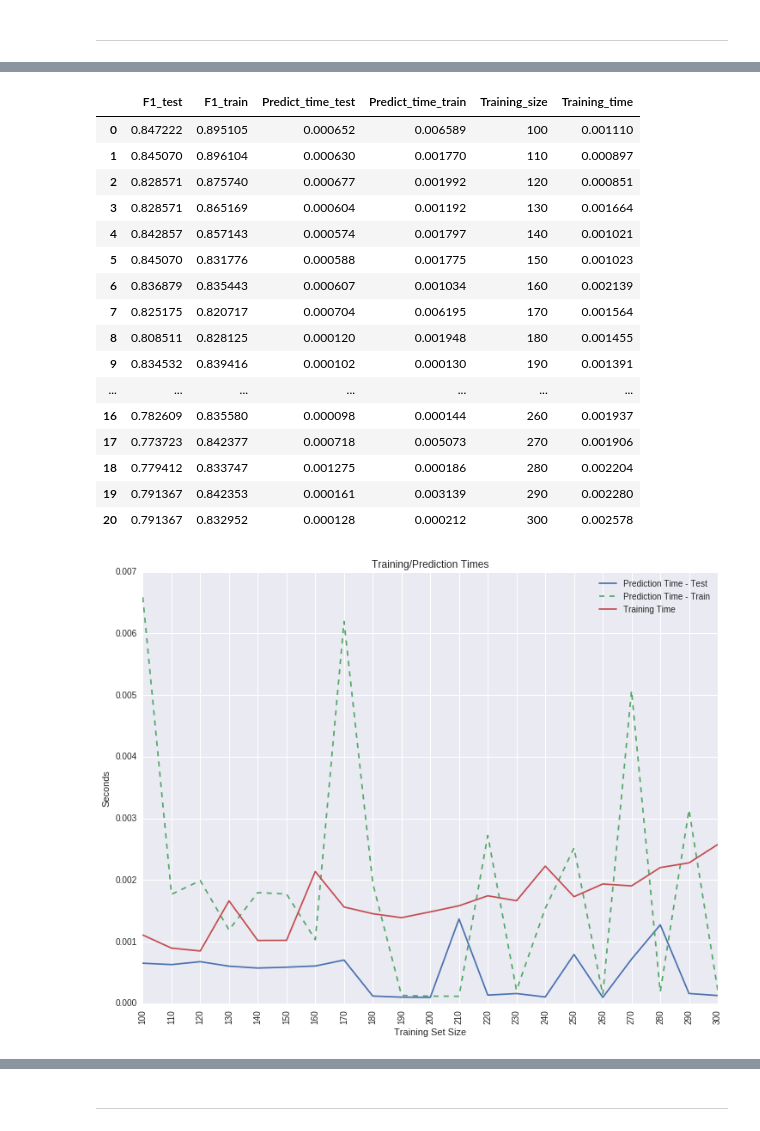
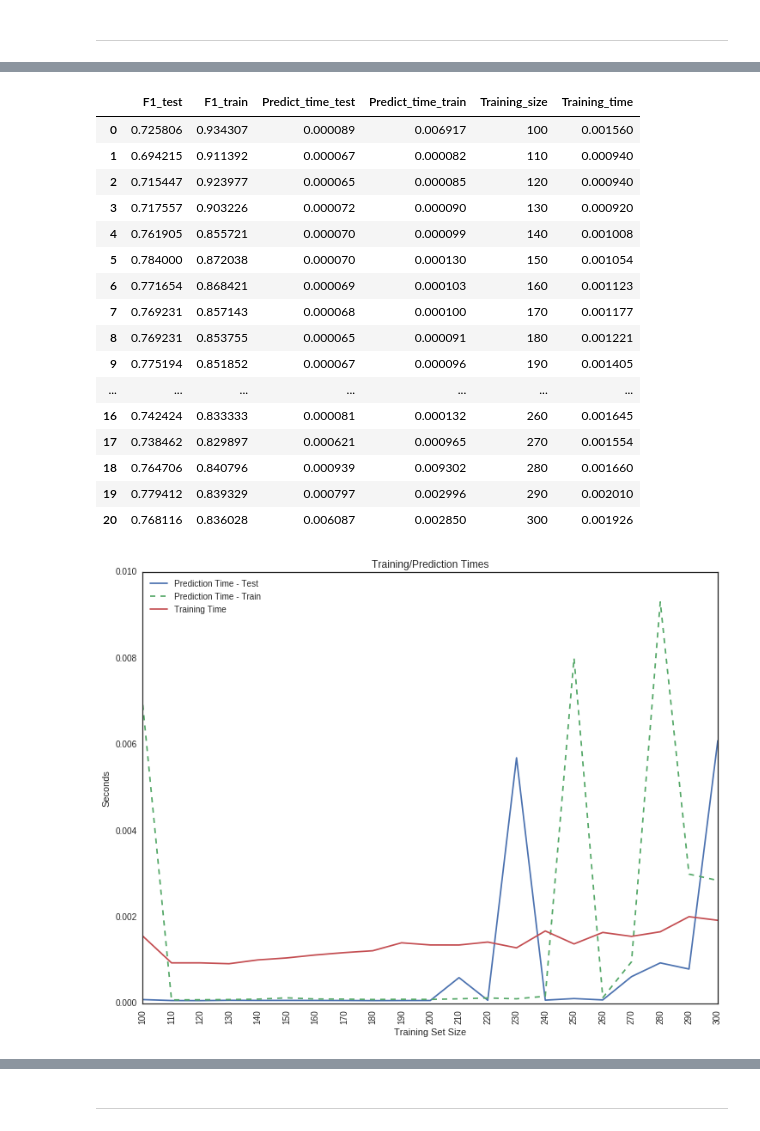
Before and after one commit to FCH808/Machine_Learning_Engineer_Nanodegree, a Jupyter notebook: Project_2/student_intervention/student_intervention.ipynb, the cells around one changed output, grey strips where cells are left out. Saved outputs shown, nothing was run; the diff lists cells and outputs as text; code cells hidden in the pictures.

```diff
--- a/Project_2/student_intervention/student_intervention.ipynb
+++ b/Project_2/student_intervention/student_intervention.ipynb
@@ -685,26 +725,34 @@ F1 score for test set: 0.802631578947
+# %%
+scaler = StandardScaler().fit(X_train)
+
+X_train_scaled = scaler.transform(X_train)
+X_test_scaled = scaler.transform(X_test)
+
+X_test_scaled = pd.DataFrame(X_test_scaled, columns=X_test.columns)
+X_train_scaled = pd.DataFrame(X_train_scaled, columns=X_train.columns)
 # %%
 subset_sizes = xrange(100, 301, 10)
 
-computation_stats = subset_train_predict(LogisticRegression(),
-                                         X_train, y_train,
-                                         X_test, y_test,
+lr_stats = subset_train_predict(LogisticRegression(),
+                                         X_train_scaled, y_train,
+                                         X_test_scaled, y_test,
                                          subset_sizes=subset_sizes)
-computation_stats
+lr_stats
 # %% [output]
 |  | F1_test | F1_train | Predict_time_test | Predict_time_train | Training_size | Training_time |
-| 0 | 0.847222 | 0.895105 | 0.000652 | 0.006589 | 100 | 0.001110 |
-| 1 | 0.845070 | 0.896104 | 0.000630 | 0.001770 | 110 | 0.000897 |
-| 2 | 0.828571 | 0.875740 | 0.000677 | 0.001992 | 120 | 0.000851 |
-| 3 | 0.828571 | 0.865169 | 0.000604 | 0.001192 | 130 | 0.001664 |
-| 4 | 0.842857 | 0.857143 | 0.000574 | 0.001797 | 140 | 0.001021 |
-| 5 | 0.845070 | 0.831776 | 0.000588 | 0.001775 | 150 | 0.001023 |
-| 6 | 0.836879 | 0.835443 | 0.000607 | 0.001034 | 160 | 0.002139 |
-| 7 | 0.825175 | 0.820717 | 0.000704 | 0.006195 | 170 | 0.001564 |
-| 8 | 0.808511 | 0.828125 | 0.000120 | 0.001948 | 180 | 0.001455 |
-| 9 | 0.834532 | 0.839416 | 0.000102 | 0.000130 | 190 | 0.001391 |
+| 0 | 0.725806 | 0.934307 | 0.000089 | 0.006917 | 100 | 0.001560 |
+| 1 | 0.694215 | 0.911392 | 0.000067 | 0.000082 | 110 | 0.000940 |
+| 2 | 0.715447 | 0.923977 | 0.000065 | 0.000085 | 120 | 0.000940 |
+| 3 | 0.717557 | 0.903226 | 0.000072 | 0.000090 | 130 | 0.000920 |
+| 4 | 0.761905 | 0.855721 | 0.000070 | 0.000099 | 140 | 0.001008 |
+| 5 | 0.784000 | 0.872038 | 0.000070 | 0.000130 | 150 | 0.001054 |
+| 6 | 0.771654 | 0.868421 | 0.000069 | 0.000103 | 160 | 0.001123 |
+| 7 | 0.769231 | 0.857143 | 0.000068 | 0.000100 | 170 | 0.001177 |
+| 8 | 0.769231 | 0.853755 | 0.000065 | 0.000091 | 180 | 0.001221 |
+| 9 | 0.775194 | 0.851852 | 0.000067 | 0.000096 | 190 | 0.001405 |
 | ... | ... | ... | ... | ... | ... | ... |
-| 16 | 0.782609 | 0.835580 | 0.000098 | 0.000144 | 260 | 0.001937 |
-| 17 | 0.773723 | 0.842377 | 0.000718 | 0.005073 | 270 | 0.001906 |
-| 18 | 0.779412 | 0.833747 | 0.001275 | 0.000186 | 280 | 0.002204 |
-| 19 | 0.791367 | 0.842353 | 0.000161 | 0.003139 | 290 | 0.002280 |
-| 20 | 0.791367 | 0.832952 | 0.000128 | 0.000212 | 300 | 0.002578 |
+| 16 | 0.742424 | 0.833333 | 0.000081 | 0.000132 | 260 | 0.001645 |
+| 17 | 0.738462 | 0.829897 | 0.000621 | 0.000965 | 270 | 0.001554 |
+| 18 | 0.764706 | 0.840796 | 0.000939 | 0.009302 | 280 | 0.001660 |
+| 19 | 0.779412 | 0.839329 | 0.000797 | 0.002996 | 290 | 0.002010 |
+| 20 | 0.768116 | 0.836028 | 0.006087 | 0.002850 | 300 | 0.001926 |
@@ -711,4 +761,4 @@ computation_stats
 # %%
-computation_time_plot(computation_stats)
+computation_time_plot(lr_stats)
 # %% [output]
-[figure, old version]
+[figure, new version]
```
Also changed, not shown: parts of 100 cells of this notebook.
